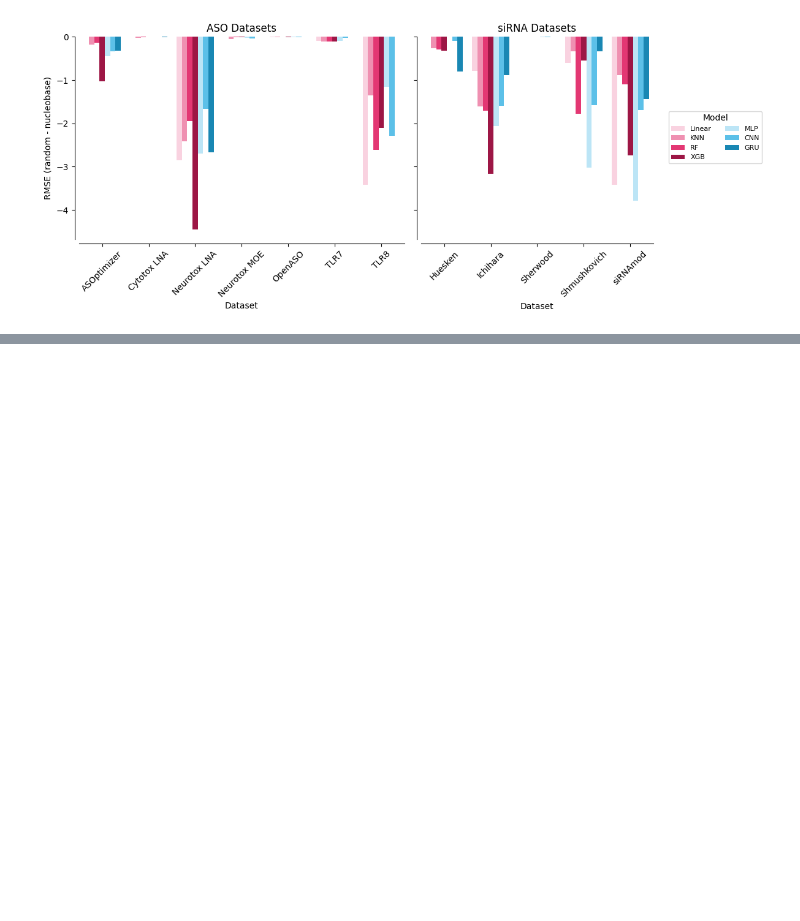
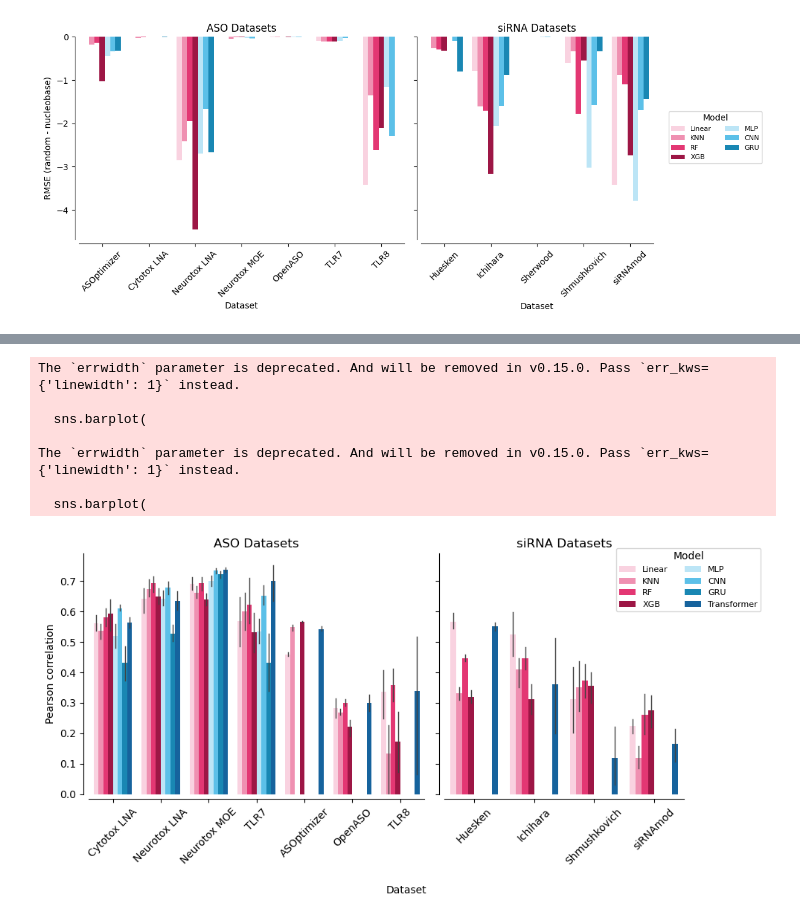
Before and after one commit to Roche/OligoGym, a Jupyter notebook: benchmarks/Analysis.ipynb, the cells around one changed output, grey strips where cells are left out. Cells and saved outputs as stored; diff of their text form; code cells hidden in the pictures; blank space fills up the shorter version.

```diff
--- a/benchmarks/Analysis.ipynb
+++ b/benchmarks/Analysis.ipynb
@@ -1375,0 +1583,65 @@ The `errwidth` parameter is deprecated. And will be removed in v0.15.0. Pass `er
+# %%
+data_plot = data.loc[data['cross_validation'] == 'random']
+data_plot = data_plot[data_plot['featurizer'] == 'RNAFMEmbeddings']
+data_plot = data_plot.drop(columns=['dataset_unformatted', 'cross_validation', 'train_fold', 'test_fold'])
+data_plot = data_plot.groupby(['dataset', 'model', 'model_args', 'featurizer', 'featurizer_args']).mean()
+best_models = data_plot.loc[data_plot.groupby(['model', 'dataset'])['test_pearson_correlation'].idxmax()]
+best_models = best_models.reset_index()[['dataset', 'model', 'featurizer', 'test_pearson_correlation', 'featurizer_args', 'model_args']]
+
+data_plot = (
+    data
+    .loc[data['cross_validation'] == 'random']
+    .set_index(['dataset', 'model', 'model_args', 'featurizer', 'featurizer_args'])
+    .loc[best_models.set_index(['dataset', 'model', 'model_args', 'featurizer', 'featurizer_args']).index]
+    .reset_index()
+    [['dataset', 'model', 'test_pearson_correlation', 'featurizer_args', 'model_args']]
+)
+# %%
+fig, ax = plt.subplots(1, 2, figsize=(10, 5), width_ratios=[1.4, 1], sharey=True)
+sns.barplot(
+    x='dataset',
+    y='test_pearson_correlation',
+    hue='model',
+    data=data_plot[data_plot['dataset'].isin(ASO_DATA)],
+    palette=model_palette,
+    hue_order=model_palette.keys(),
+    ax=ax[0],
+    errwidth=1
+)
+ax[0].set_ylim(bottom=0)
+ax[0].set_xlabel("")
+ax[0].set_title("ASO Datasets")
+ax[0].set_ylabel('Pearson correlation')
+ax[0].legend_.remove()
+sns.despine(offset=5)
+ax[0].set_xticklabels(ax[0].get_xticklabels(), rotation=45)
+
+sns.barplot(
+    x='dataset',
+    y='test_pearson_correlation',
+    hue='model',
+    data=data_plot[data_plot['dataset'].isin(SIRNA_DATA)],
+    palette=model_palette,
+    hue_order=model_palette.keys(),
+    ax=ax[1],
+    errwidth=1
+)
+ax[1].set_ylim(bottom=0)
+ax[1].set_xlabel("")
+ax[1].set_title("siRNA Datasets")
+ax[1].set_ylabel('Pearson correlation')
+handles, labels = ax[1].get_legend_handles_labels()
+ax[1].legend(handles, labels, title="Model", fontsize=8, ncol=2)
+sns.move_legend(ax[1], "upper left", bbox_to_anchor=(0.7, 1.04), title="Model", ncols=2, fontsize=8)
+ax[1].set_xticklabels(ax[1].get_xticklabels(), rotation=45)
+fig.supxlabel("Dataset", fontsize=10)
+fig.tight_layout()
+# %% [output]
+The `errwidth` parameter is deprecated. And will be removed in v0.15.0. Pass `err_kws={'linewidth': 1}` instead.
+
+  sns.barplot(
+
+The `errwidth` parameter is deprecated. And will be removed in v0.15.0. Pass `err_kws={'linewidth': 1}` instead.
+
+  sns.barplot(
+[figure, added]
```
Also changed, not shown: parts of 33 cells of this notebook, 4 other files.
